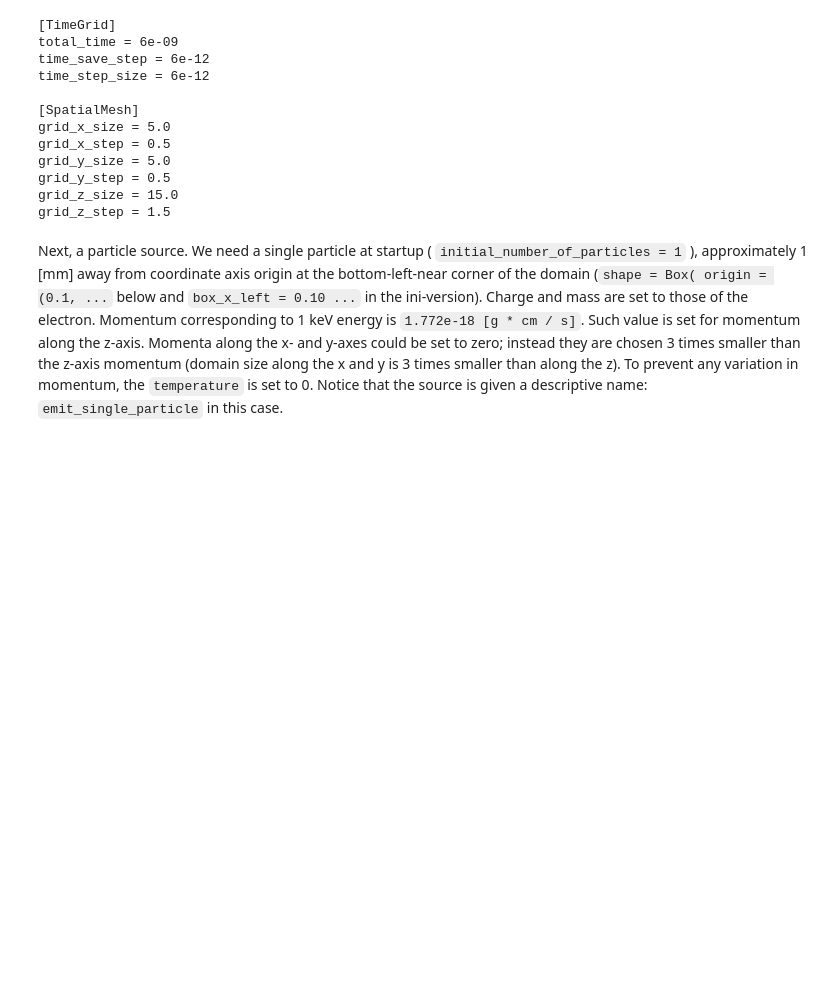
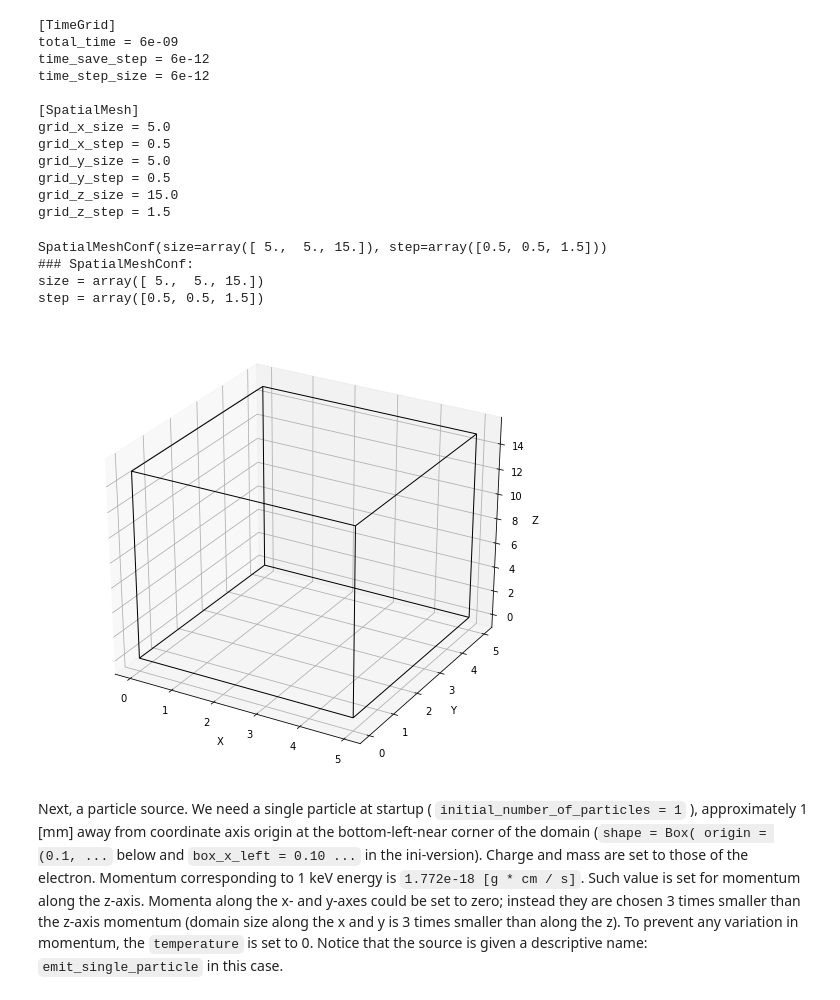
Before and after one commit to epicf/ef_python, a Jupyter notebook: examples/single_particle_in_free_space/single_particle_in_free_space.ipynb, the cells around one changed output. Cells and saved outputs as stored; diff of their text form; code cells hidden in the pictures; blank space fills up the shorter version.

```diff
--- a/examples/single_particle_in_free_space/single_particle_in_free_space.ipynb
+++ b/examples/single_particle_in_free_space/single_particle_in_free_space.ipynb
@@ -127,6 +141,17 @@ grid_y_size = 5.0
 grid_y_step = 0.5
 grid_z_size = 15.0
 grid_z_step = 1.5
+# %%
+mesh = SpatialMeshConf((5, 5, 15), (.5, .5, 1.5))
+print(repr(mesh))
+print(mesh)
+Visualizer3d().visualize([mesh])
+# %% [output]
+SpatialMeshConf(size=array([ 5.,  5., 15.]), step=array([0.5, 0.5, 1.5]))
+### SpatialMeshConf:
+size = array([ 5.,  5., 15.])
+step = array([0.5, 0.5, 1.5])
+[figure, added]
 # %% [markdown]
 Next, a particle source.
 We need a single particle at startup ( `initial_number_of_particles = 1` ), approximately 1 [mm] away from
```
Also changed, not shown: parts of 17 cells of this notebook, 2 other files.
